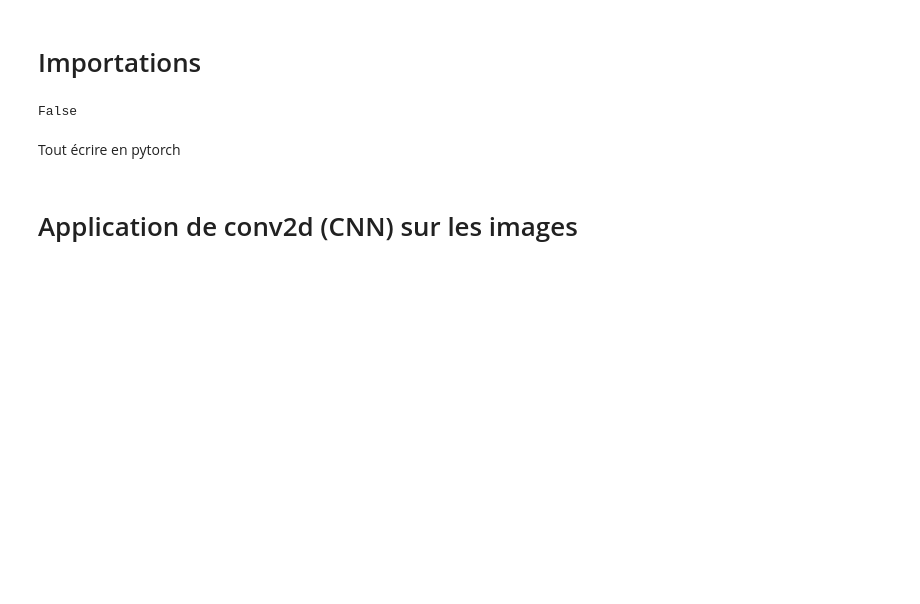
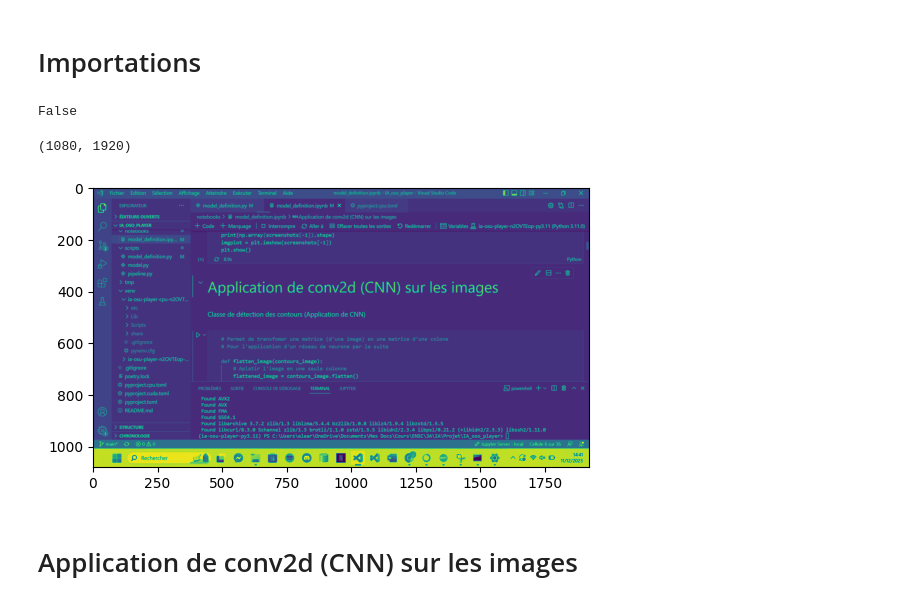
Before and after one commit to elroche/IA_oso_player, a Jupyter notebook: notebooks/model_definition.ipynb, the cells around one changed output. Saved outputs shown, nothing was run; the diff lists cells and outputs as text; code cells hidden in the pictures; blank space fills up the shorter version.

```diff
--- a/notebooks/model_definition.ipynb
+++ b/notebooks/model_definition.ipynb
@@ -11,5 +11,3 @@ import torch
 torch.cuda.is_available()
 # %% [output]
 False
-# %% [markdown]
-Tout écrire en pytorch
@@ -16,3 +26,12 @@ Tout écrire en pytorch
+# %%
+# A supprimer, verification du fonctionnement
+screenshots = test_recuperation_image()
+print(np.array(screenshots[-1]).shape)
+imgplot = plt.imshow(screenshots[-1])
+plt.show()
+# %% [output]
+(1080, 1920)
+[figure, added]
 # %% [markdown]
 # Application de conv2d (CNN) sur les images
 # %% [markdown]
```
Also changed, not shown: parts of 13 cells of this notebook, 1 other file.
